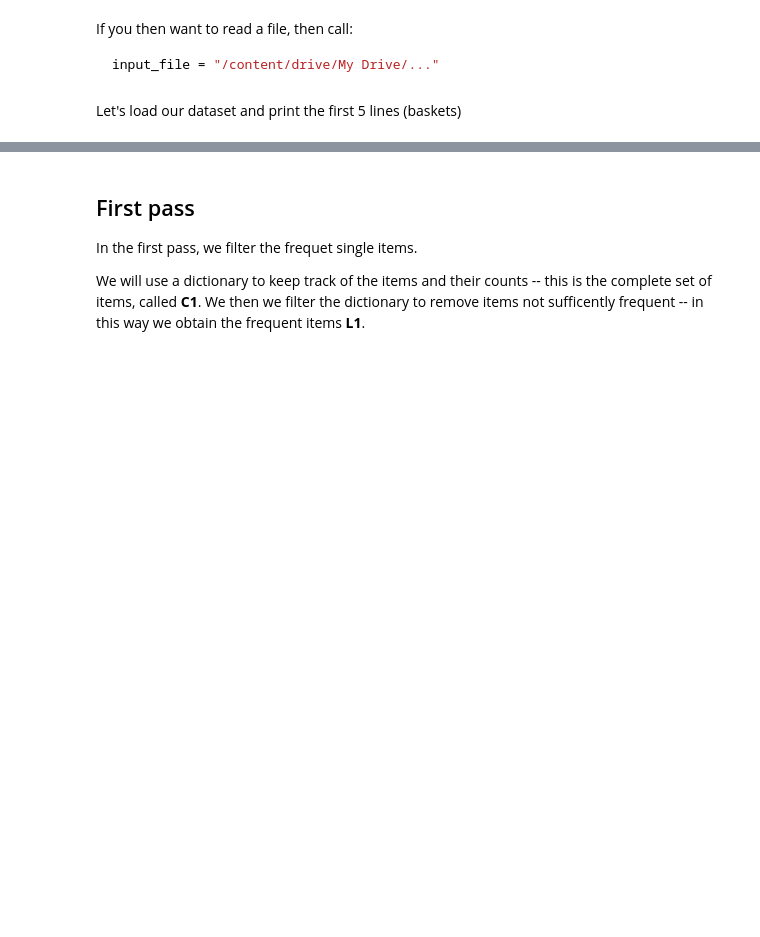
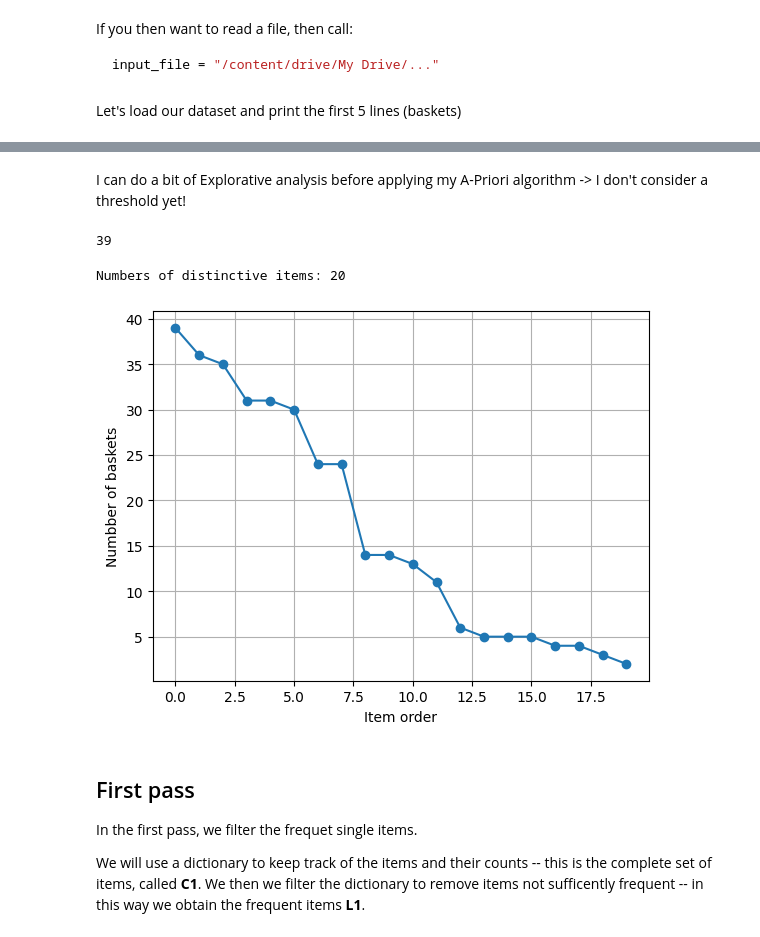
Before and after one commit to BiancaBenelli/Mining_massive_datasets, a Jupyter notebook: 1_apriori/1-apriori.ipynb, the cells around one changed output, grey strips where cells are left out. Cells and saved outputs as stored; diff of their text form; code cells hidden in the pictures; blank space fills up the shorter version.

```diff
--- a/1_apriori/1-apriori.ipynb
+++ b/1_apriori/1-apriori.ipynb
@@ -55,3 +75,39 @@ for elem in dataset[:4]:
+# %% [markdown]
+I can do a bit of Explorative analysis before applying my A-Priori algorithm -> I don't consider a threshold yet!
+# %%
+print(len(dataset))
+#MIN 42.30 !!!!!!!!!!!!!!!!!!!!
+# It tells me how many baskets I have
+# %% [output]
+39
+# %%
+# How many items do I have? In how many baskets do these items appear?
+
+# Create an empty dictionary
+items = {}
+# MIN 47!!!!!!!!!!!!!!!!!!!!!
+for basket in dataset:
+    for item in basket:
+        if item in items:
+            items[item] += 1
+        else:
+            items[item] = 1
+print("Numbers of distinctive items:", len(items))
+# %% [output]
+Numbers of distinctive items: 20
+# %%
+# I create a plot of these results
+import matplotlib.pyplot as plt
+# I want a descending order, that's why I have the lambda
+sorted_items = sorted(items.values(), key = lambda x: -x)
+plt.plot(range(len(sorted_items)), sorted_items, "-o")
+plt.xlabel("Item order")
+plt.ylabel("Numbber of baskets")
+plt.grid()
+plt.show()
+# I created a (normalized) distribution of the frequency of the different items -> it's useful to DEFINE MY THRESHOLD
+# %% [output]
+[figure, added]
 # %% [markdown]
 ## First pass
 
```
Also changed, not shown: parts of 13 cells of this notebook.
